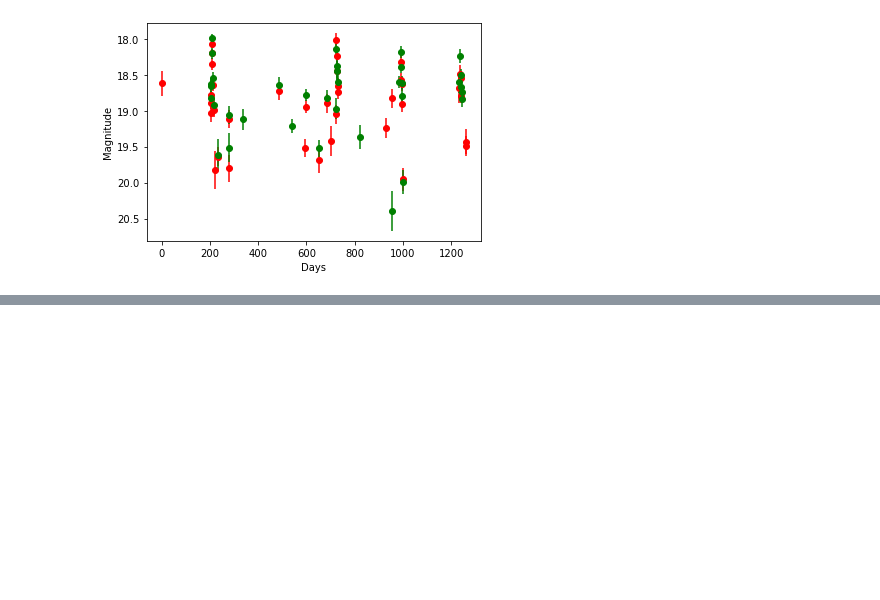
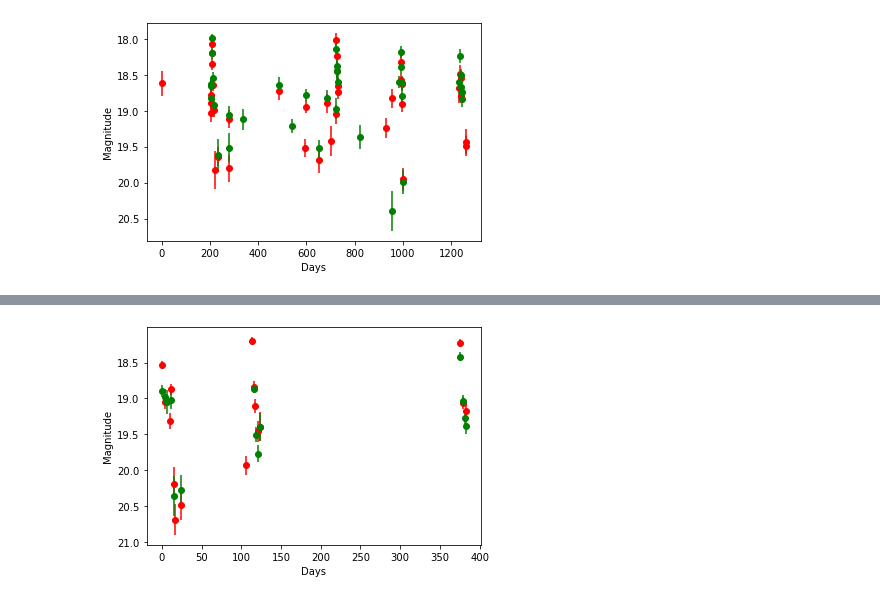
Before and after one commit to magerhart/Summer-Research, a Jupyter notebook: 25-75% magnitude plots.ipynb, the cells around one changed output, grey strips where cells are left out. Drawn from its saved outputs; the diff is of its cells as text; code cells hidden in the pictures; blank space fills up the shorter version.

```diff
--- a/25-75% magnitude plots.ipynb
+++ b/25-75% magnitude plots.ipynb
@@ -265,0 +1065,13 @@ plt.gca().invert_yaxis()
+# %%
+CV_6 = pd.read_csv("C:\\Users\\marya\\Downloads\\ZTF21abbxnbm_20220606\\detections_ZTF21abbxnbm.csv")
+plotname = CV_6
+# %%
+red_points = plotname['fid']==2
+green_points = plotname['fid']==1
+plt.errorbar(plotname['mjd'][red_points]-plotname['mjd'][0], plotname['magpsf'][red_points], plotname['sigmapsf'][red_points], c='red', fmt='o')
+plt.errorbar(plotname['mjd'][green_points]-plotname['mjd'][0], plotname['magpsf'][green_points], plotname['sigmapsf'][green_points], c='green', fmt='o')
+plt.xlabel("Days")
+plt.ylabel("Magnitude")
+plt.gca().invert_yaxis()
+# %% [output]
+[figure, added]
```
Also changed, not shown: parts of 67 cells of this notebook.
